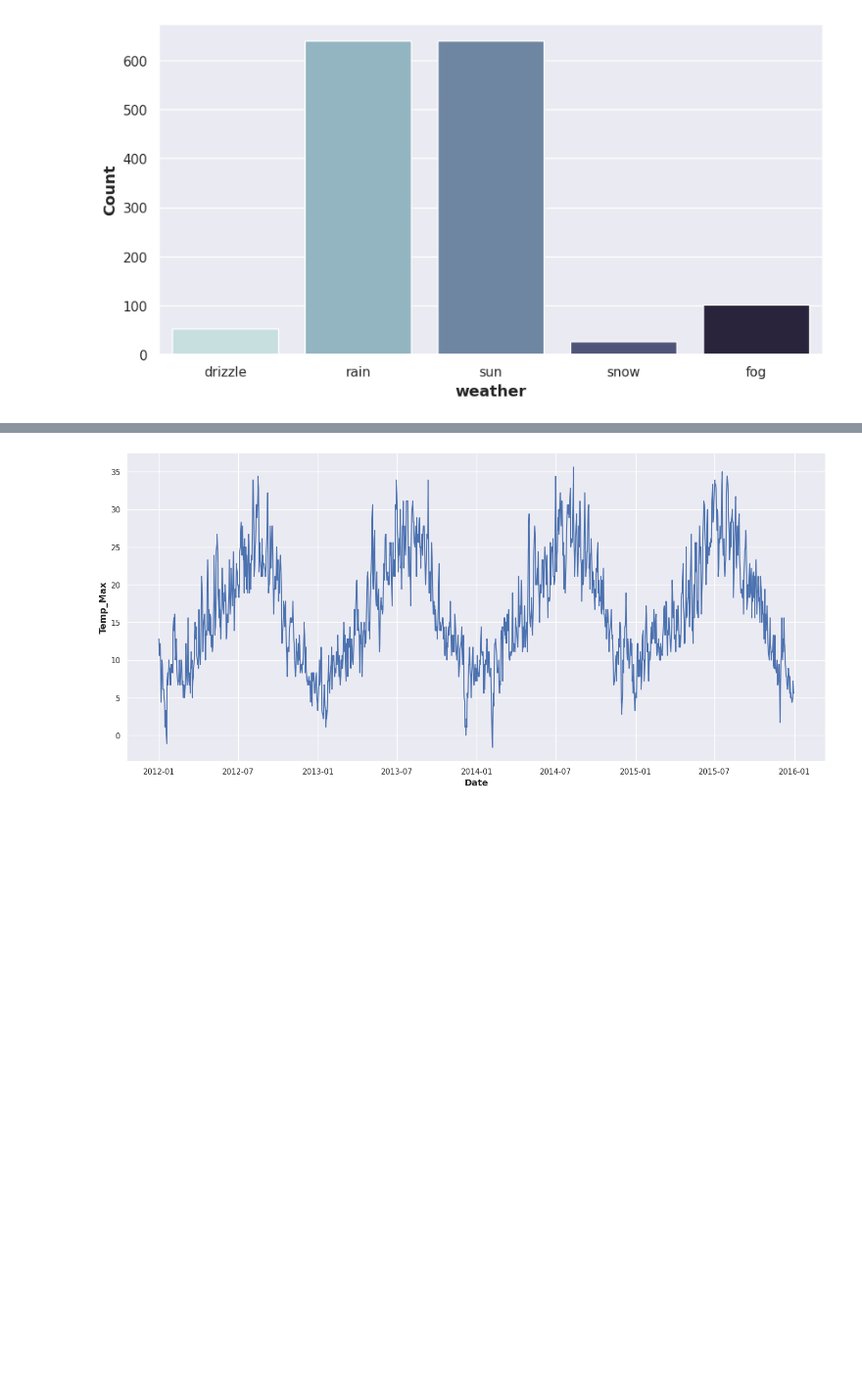
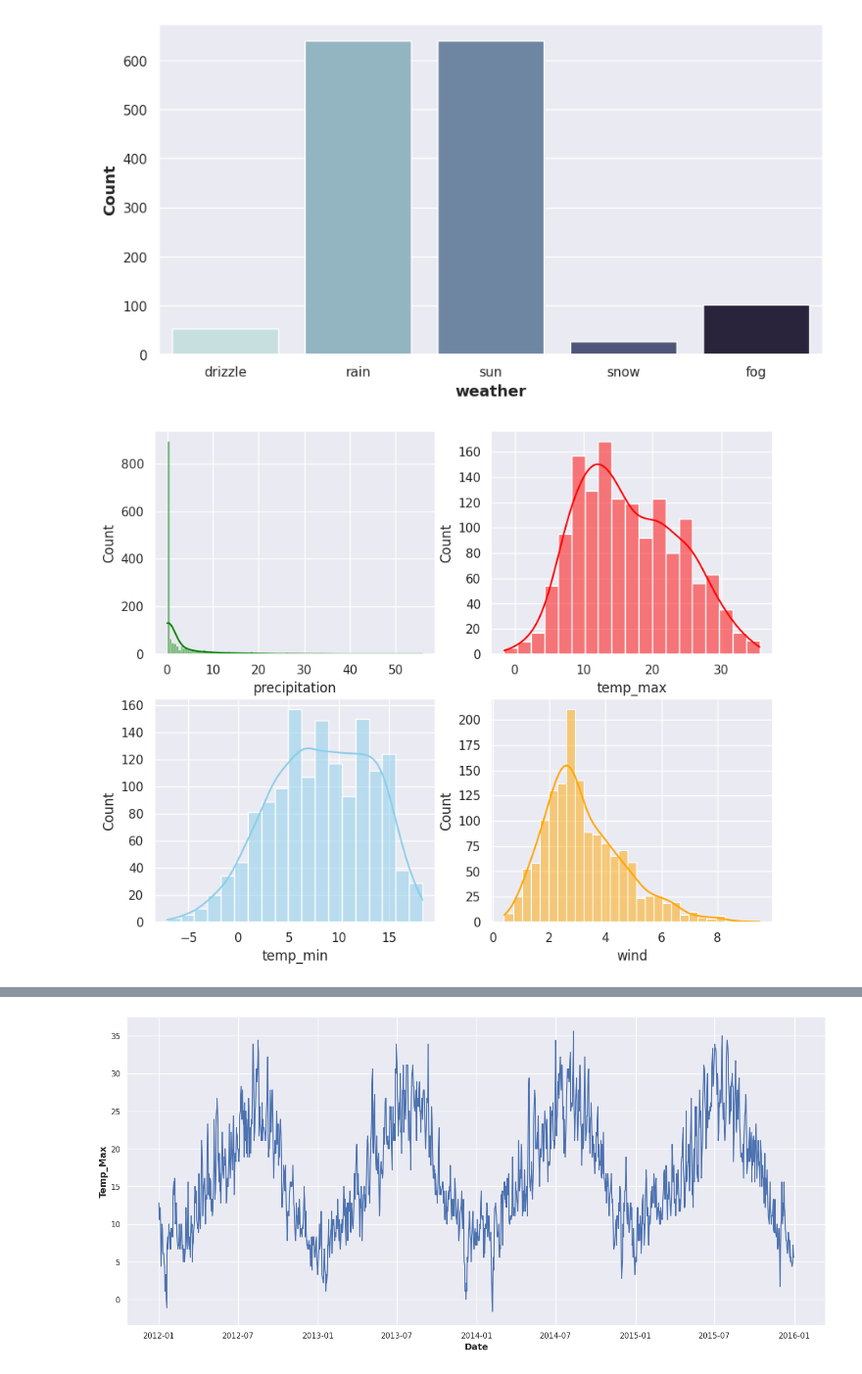
Before and after one commit to 1994shuklaanand/weather-prediction-analysis, a Jupyter notebook: weather_Prediction_Analysis.ipynb, the cells around one changed output, grey strips where cells are left out. Shown at 98% size. Saved outputs shown, nothing was run; the diff lists cells and outputs as text; code cells hidden in the pictures; blank space fills up the shorter version.

```diff
--- a/weather_Prediction_Analysis.ipynb
+++ b/weather_Prediction_Analysis.ipynb
@@ -75,3 +91,13 @@ plt.ylabel("Count",fontweight='bold',size=13)
 plt.show()
 # %% [output]
 [figure]
+# %%
+sns.set(style="darkgrid")
+fig,axs=plt.subplots(2,2,figsize=(10,8))
+sns.histplot(data=data,x="precipitation",kde=True,ax=axs[0,0],color='green')
+sns.histplot(data=data,x="temp_max",kde=True,ax=axs[0,1],color='red')
+sns.histplot(data=data,x="temp_min",kde=True,ax=axs[1,0],color='skyblue')
+sns.histplot(data=data,x="wind",kde=True,ax=axs[1,1],color='orange')
+plt.savefig('Histogram showing the distribution of numerical variables in the dataset')
+# %% [output]
+[figure, added]
```
Also changed, not shown: parts of 5 cells of this notebook.
